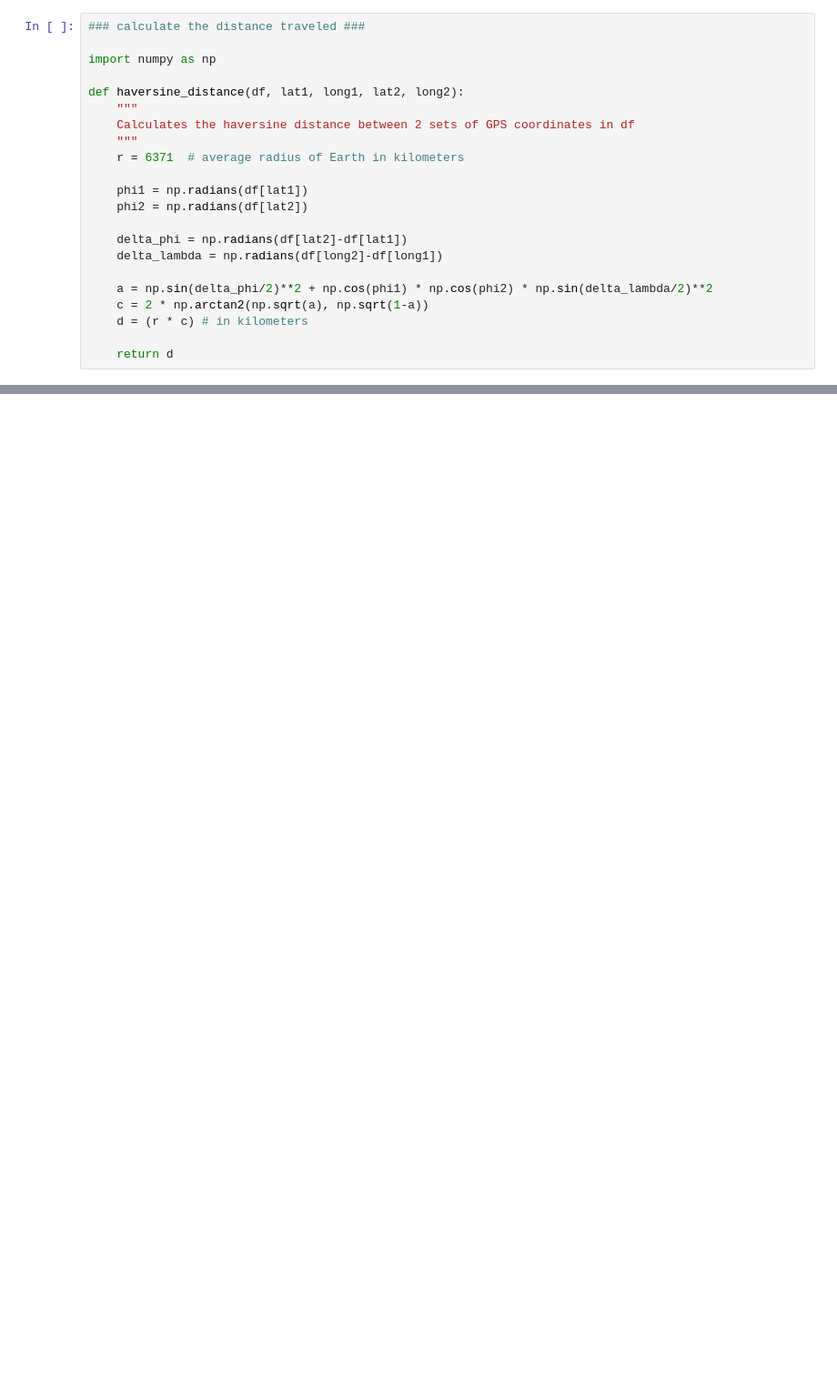
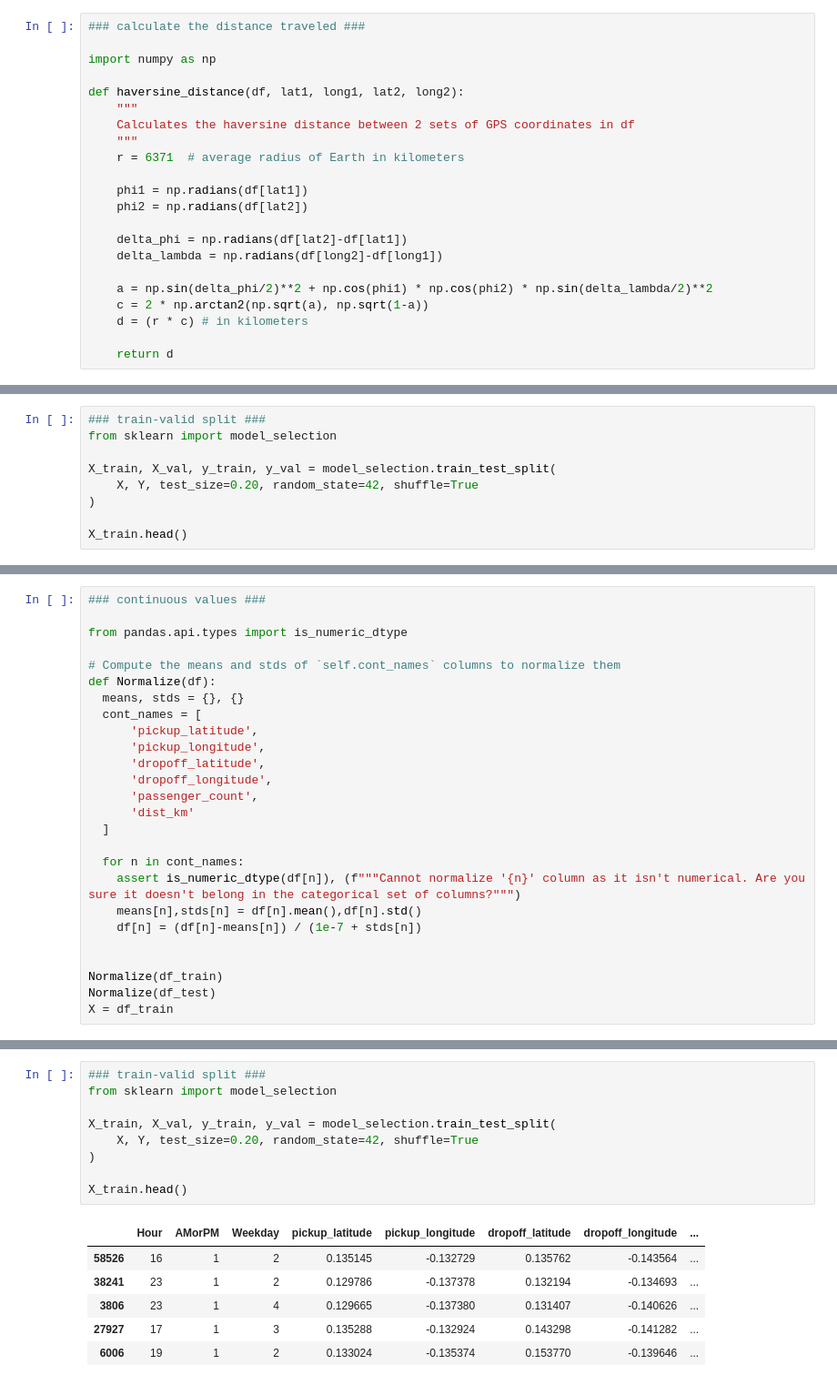
Before and after one commit to akiabe/Tabular_data_with_PyTorch, a Jupyter notebook: src/tabular_data_with_pytorch.ipynb, the cells around one changed output, grey strips where cells are left out. Shown at 91% size. Saved outputs shown, nothing was run; the diff lists cells and outputs as text; blank space fills up the shorter version.

```diff
--- a/src/tabular_data_with_pytorch.ipynb
+++ b/src/tabular_data_with_pytorch.ipynb
@@ -171,0 +250,9 @@ df.head()
+# %%
+### train-valid split ###
+from sklearn import model_selection
+
+X_train, X_val, y_train, y_val = model_selection.train_test_split(
+    X, Y, test_size=0.20, random_state=42, shuffle=True
+)
+
+X_train.head()
@@ -171,0 +317,26 @@ df.head()
+# %%
+### continuous values ###
+
+from pandas.api.types import is_numeric_dtype
+
+# Compute the means and stds of `self.cont_names` columns to normalize them
+def Normalize(df):
+  means, stds = {}, {}
+  cont_names = [
+      'pickup_latitude',
+      'pickup_longitude',
+      'dropoff_latitude',
+      'dropoff_longitude',
+      'passenger_count',
+      'dist_km'
+  ]
+
+  for n in cont_names:
+    assert is_numeric_dtype(df[n]), (f"""Cannot normalize '{n}' column as it isn't numerical. Are you sure it doesn't belong in the categorical set of columns?""")
+    means[n],stds[n] = df[n].mean(),df[n].std()
+    df[n] = (df[n]-means[n]) / (1e-7 + stds[n])
+
+
+Normalize(df_train)
+Normalize(df_test)
+X = df_train
@@ -171,0 +381,16 @@ df.head()
+# %%
+### train-valid split ###
+from sklearn import model_selection
+
+X_train, X_val, y_train, y_val = model_selection.train_test_split(
+    X, Y, test_size=0.20, random_state=42, shuffle=True
+)
+
+X_train.head()
+# %% [output]
+|  | Hour | AMorPM | Weekday | pickup_latitude | pickup_longitude | dropoff_latitude | dropoff_longitude | ... |
+| 58526 | 16 | 1 | 2 | 0.135145 | -0.132729 | 0.135762 | -0.143564 | ... |
+| 38241 | 23 | 1 | 2 | 0.129786 | -0.137378 | 0.132194 | -0.134693 | ... |
+| 3806 | 23 | 1 | 4 | 0.129665 | -0.137380 | 0.131407 | -0.140626 | ... |
+| 27927 | 17 | 1 | 3 | 0.135288 | -0.132924 | 0.143298 | -0.141282 | ... |
+| 6006 | 19 | 1 | 2 | 0.133024 | -0.135374 | 0.153770 | -0.139646 | ... |
```
Also changed, not shown: parts of 34 cells of this notebook.
